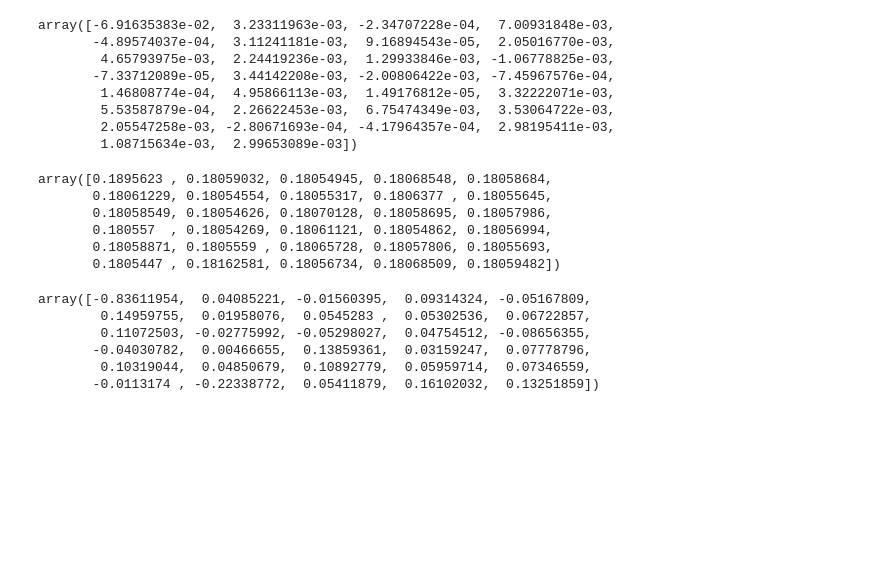
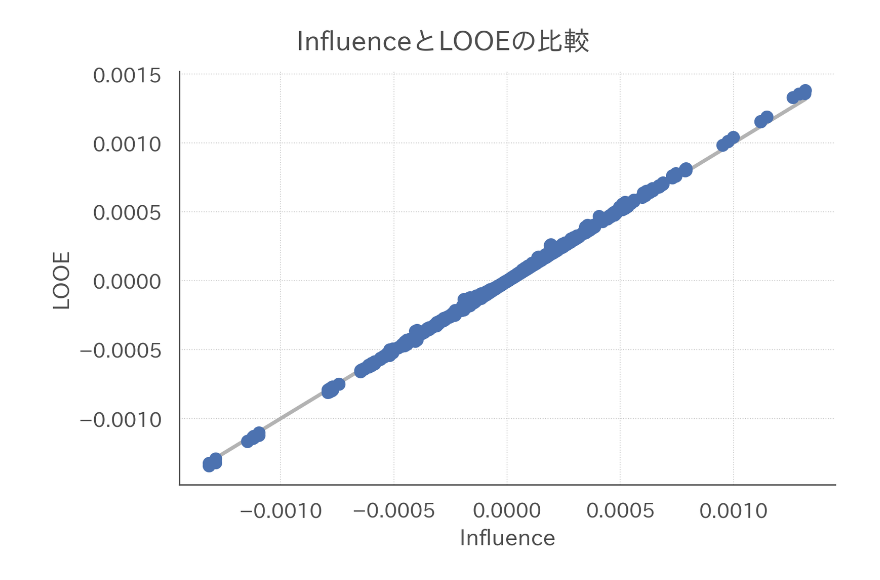
Before and after one commit to dropout009/influence, a Jupyter notebook: main.ipynb, the cells around one changed output. Saved outputs shown, nothing was run; the diff lists cells and outputs as text; code cells hidden in the pictures; blank space fills up the shorter version.

```diff
--- a/main.ipynb
+++ b/main.ipynb
@@ -112,3 +193,0 @@ array([1.0159093 , 1.01625563, 1.01558123, 1.01608618, 1.01823138,
-# %%
-theta_hat = LinearRegression().fit(X, y).coef_
-(coefs - theta_hat)
@@ -160,5 +193,0 @@ array([-5.89498599e-05,  2.01859842e-04, -5.96566796e-04,  2.35276713e-04,
-# %%
-fig, ax = plt.subplots()
-xx = np.arange(0, 1, 0.01)
-ax.scatter((coefs - theta_hat), infs)
-#ax.plot(xx, xx)
@@ -187,29 +193,0 @@ array([-0.86495124,  0.0422609 , -0.01614202,  0.09635508, -0.05346009,
-# %%
-np.diag(P(X)) * (M(X) @ y)
-# %% [output]
-array([-6.91635383e-02,  3.23311963e-03, -2.34707228e-04,  7.00931848e-03,
-       -4.89574037e-04,  3.11241181e-03,  9.16894543e-05,  2.05016770e-03,
-        4.65793975e-03,  2.24419236e-03,  1.29933846e-03, -1.06778825e-03,
-       -7.33712089e-05,  3.44142208e-03, -2.00806422e-03, -7.45967576e-04,
-        1.46808774e-04,  4.95866113e-03,  1.49176812e-05,  3.32222071e-03,
-        5.53587879e-04,  2.26622453e-03,  6.75474349e-03,  3.53064722e-03,
-        2.05547258e-03, -2.80671693e-04, -4.17964357e-04,  2.98195411e-03,
-        1.08715634e-03,  2.99653089e-03])
-# %%
-mse
-# %% [output]
-array([0.1895623 , 0.18059032, 0.18054945, 0.18068548, 0.18058684,
-       0.18061229, 0.18054554, 0.18055317, 0.1806377 , 0.18055645,
-       0.18058549, 0.18054626, 0.18070128, 0.18058695, 0.18057986,
-       0.180557  , 0.18054269, 0.18061121, 0.18054862, 0.18056994,
-       0.18058871, 0.1805559 , 0.18065728, 0.18057806, 0.18055693,
-       0.1805447 , 0.18162581, 0.18056734, 0.18068509, 0.18059482])
-# %%
-((1 - np.diag(P(X))).reshape(-1, 1) @ (M(X) @ y).reshape(1, -1)).mean(0)
-# %% [output]
-array([-0.83611954,  0.04085221, -0.01560395,  0.09314324, -0.05167809,
-        0.14959755,  0.01958076,  0.0545283 ,  0.05302536,  0.06722857,
-        0.11072503, -0.02775992, -0.05298027,  0.04754512, -0.08656355,
-       -0.04030782,  0.00466655,  0.13859361,  0.03159247,  0.07778796,
-        0.10319044,  0.04850679,  0.10892779,  0.05959714,  0.07346559,
-       -0.0113174 , -0.22338772,  0.05411879,  0.16102032,  0.13251859])
@@ -215,0 +214,33 @@ array([-0.83611954,  0.04085221, -0.01560395,  0.09314324, -0.05167809,
+# %%
+def calc_leave_one_out_error(x: np.ndarray, y: np.ndarray) -> np.ndarray:
+    """LOOEを計算する"""
+    n_incetances = x.shape[0]
+    theta_hat = estimate_theta(x, y)
+
+    error = np.zeros((n_incetances, n_incetances))
+    for i in range(n_incetances):
+        x_loo = np.delete(x, i, 0)
+        y_loo = np.delete(y, i, 0)
+
+        theta_hat_loo = estimate_theta(x_loo, y_loo)
+        error[i, :] = (y - x * theta_hat_loo) ** 2 - (y - x * theta_hat) ** 2
+
+    return error
+
+
+looe = calc_leave_one_out_error(x, y)
+# %%
+def draw_scatter_with_line(x: np.ndarray, y: np.ndarray, xlabel: str, ylabel: str, title: str):
+
+    xx = np.linspace(x.min(), x.max(), num=50)
+
+    fig, ax = plt.subplots()
+    ax.plot(xx, xx, c='.7', linewidth=2, zorder=1)
+    ax.scatter(x, y, zorder=2)
+    ax.set(xlabel=xlabel, ylabel=ylabel)
+    fig.suptitle(title)
+    fig.show()
+
+draw_scatter_with_line(influence.flatten(), looe.flatten(), "Influence", "LOOE", "InfluenceとLOOEの比較")
+# %% [output]
+[figure, added]
```
Also changed, not shown: parts of 15 cells of this notebook.
